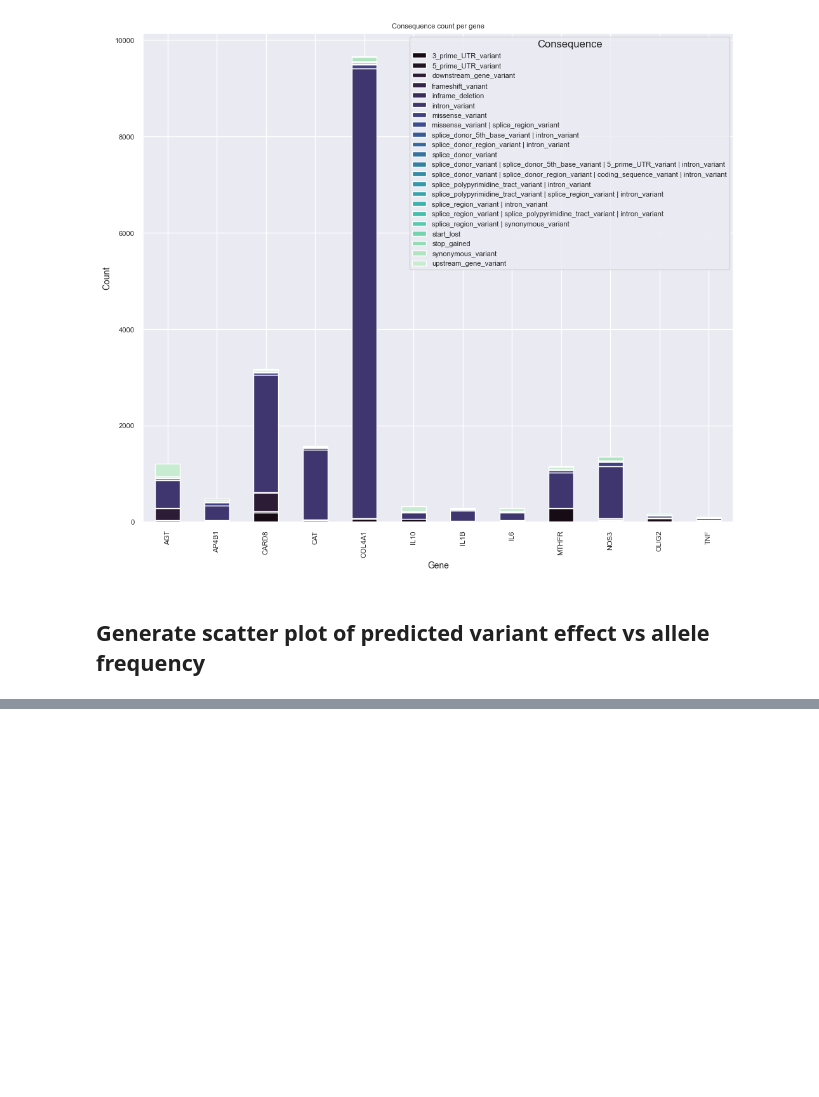
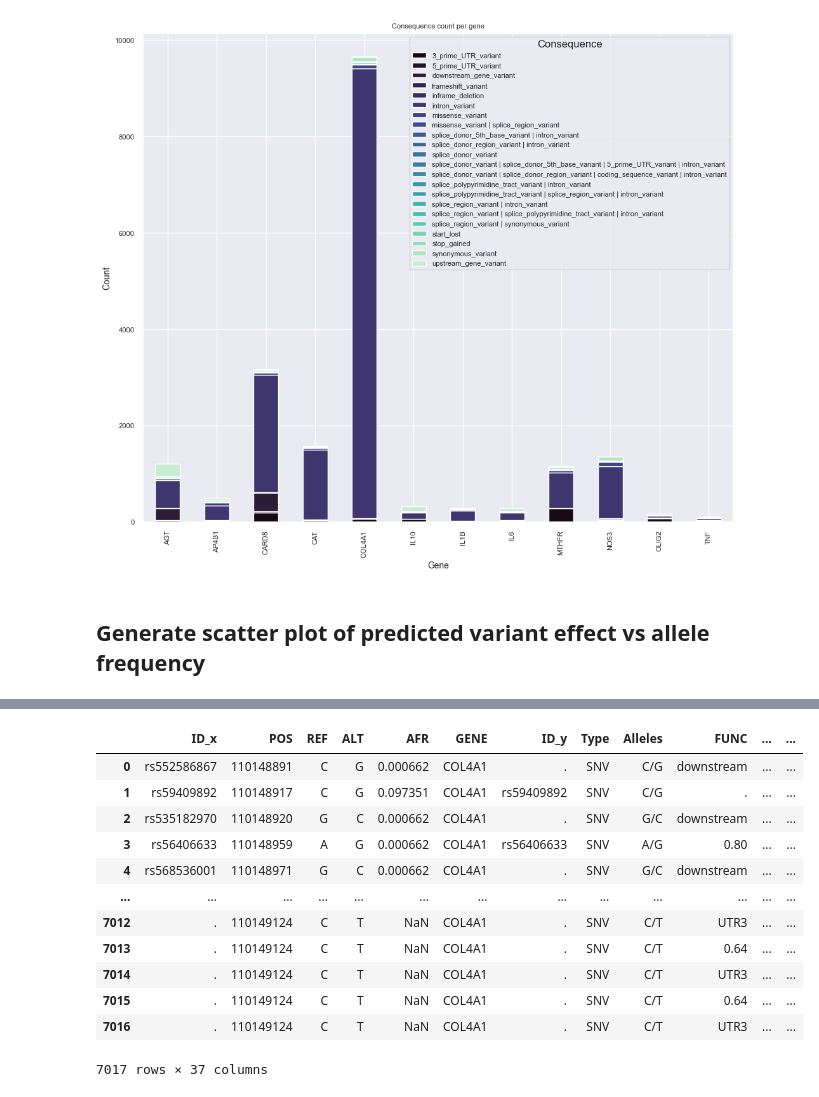
Before and after one commit to MeganHolborn/Genomics_allele-frequency-and-effect_data-analysis, a Jupyter notebook: Plots/plots.ipynb, the cells around one changed output, grey strips where cells are left out. Saved outputs shown, nothing was run; the diff lists cells and outputs as text; code cells hidden in the pictures; blank space fills up the shorter version.

```diff
--- a/Plots/plots.ipynb
+++ b/Plots/plots.ipynb
@@ -139 +140,28 @@ collated_af_data
 23345 rows × 6 columns
+# %%
+# Import predictsnp2 data
+
+collated_VEP_data = pd.DataFrame()
+VEP_path = os.path.join(home_path,"Data", "PredictSNP2", "PredictSNP2_test.csv")
+if os.path.exists(VEP_path):
+    collated_VEP_data = pd.read_csv(VEP_path, sep=",")
+collated_VEP_data[["REF","ALT"]] = collated_VEP_data["Alleles"].str.split("/", expand=True)
+# %%
+# Merge allele frequency and predictsnp2 dataframes by chromosome, position, reference and alternate allele
+
+af_VEP_df = collated_af_data.merge(collated_VEP_data, on=["POS","REF","ALT"])
+af_VEP_df
+# %% [output]
+|  | ID_x | POS | REF | ALT | AFR | GENE | ID_y | Type | Alleles | FUNC | ... | ... |
+| 0 | rs552586867 | 110148891 | C | G | 0.000662 | COL4A1 | . | SNV | C/G | downstream | ... | ... |
+| 1 | rs59409892 | 110148917 | C | G | 0.097351 | COL4A1 | rs59409892 | SNV | C/G | . | ... | ... |
+| 2 | rs535182970 | 110148920 | G | C | 0.000662 | COL4A1 | . | SNV | G/C | downstream | ... | ... |
+| 3 | rs56406633 | 110148959 | A | G | 0.000662 | COL4A1 | rs56406633 | SNV | A/G | 0.80 | ... | ... |
+| 4 | rs568536001 | 110148971 | G | C | 0.000662 | COL4A1 | . | SNV | G/C | downstream | ... | ... |
+| ... | ... | ... | ... | ... | ... | ... | ... | ... | ... | ... | ... | ... |
+| 7012 | . | 110149124 | C | T | NaN | COL4A1 | . | SNV | C/T | UTR3 | ... | ... |
+| 7013 | . | 110149124 | C | T | NaN | COL4A1 | . | SNV | C/T | 0.64 | ... | ... |
+| 7014 | . | 110149124 | C | T | NaN | COL4A1 | . | SNV | C/T | UTR3 | ... | ... |
+| 7015 | . | 110149124 | C | T | NaN | COL4A1 | . | SNV | C/T | 0.64 | ... | ... |
+| 7016 | . | 110149124 | C | T | NaN | COL4A1 | . | SNV | C/T | UTR3 | ... | ... |
+7017 rows × 37 columns
```
Also changed, not shown: parts of 1 cell of this notebook.
